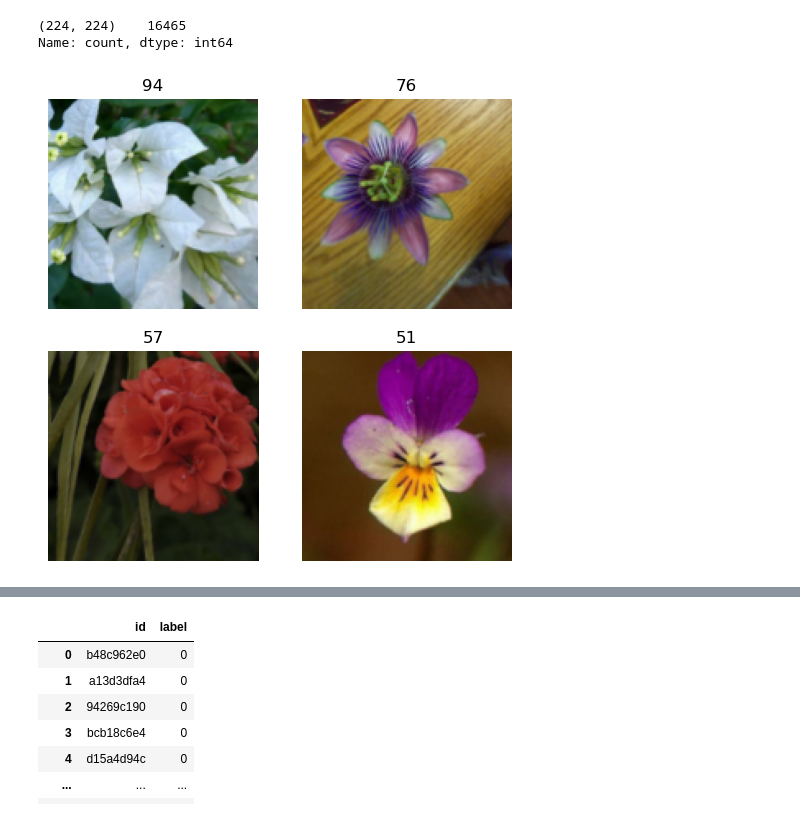
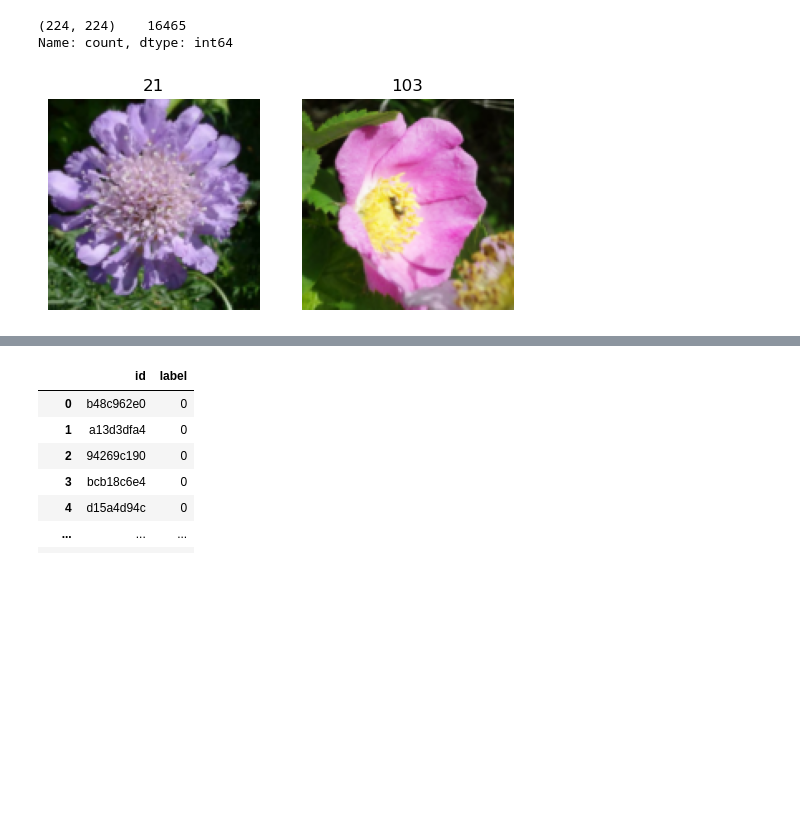
Before and after one commit to AlexChalk/ml_env, a Jupyter notebook: petals_to_the_metal/01.ipynb, the cells around one changed output, grey strips where cells are left out. Cells and saved outputs as stored; diff of their text form; code cells hidden in the pictures; blank space fills up the shorter version.

```diff
--- a/petals_to_the_metal/01.ipynb
+++ b/petals_to_the_metal/01.ipynb
@@ -95,21 +96,21 @@ Name: count, dtype: int64
 # %%
 def get_items(data, *args, **kwargs): return data
 
 get_x = lambda entry: PILImage.create(io.BytesIO(entry[1]))
 get_y = lambda entry: entry[0]
 
 block = DataBlock(blocks=(ImageBlock, CategoryBlock),
                   get_items=get_items,
                   get_x=get_x,
                   get_y=get_y,
                   splitter=IndexSplitter(range(12753, len(data))),
                   item_tfms=[Resize(192, method='squish')],
                   batch_tfms=[*aug_transforms(size=128, min_scale=0.75)])
 
-dls = block.dataloaders(data, bs=4)
+dls = block.dataloaders(data, bs=2)
 dls.show_batch(max_n=6)
 # %% [output]
-[figure, old version]
+[figure, new version]
 # %%
 from torcheval.metrics.functional import multiclass_f1_score
 
```
Also changed, not shown: parts of 8 cells of this notebook, 1 other file.
